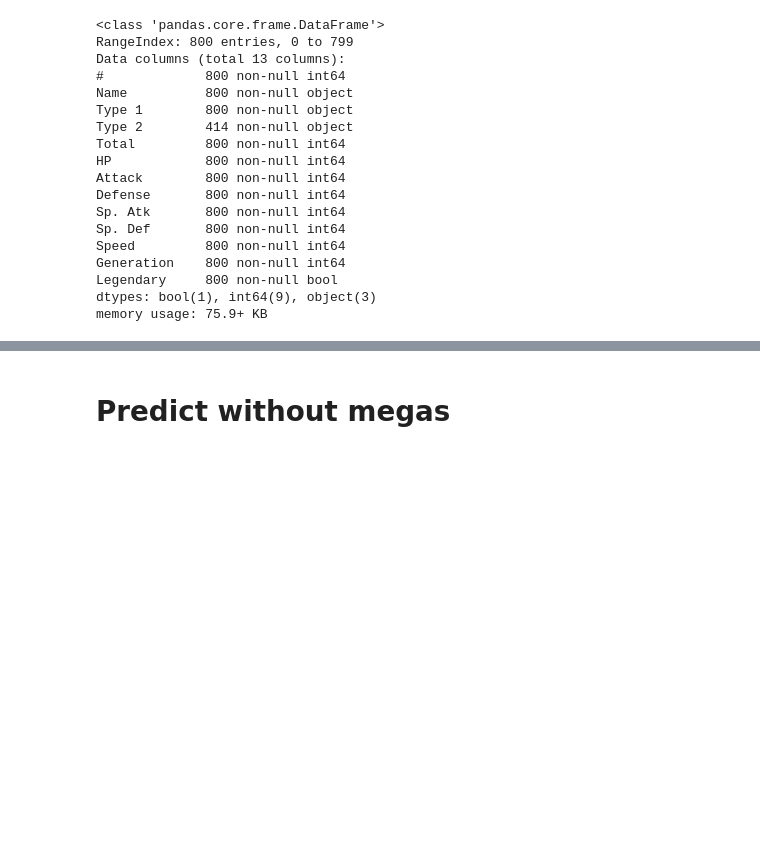
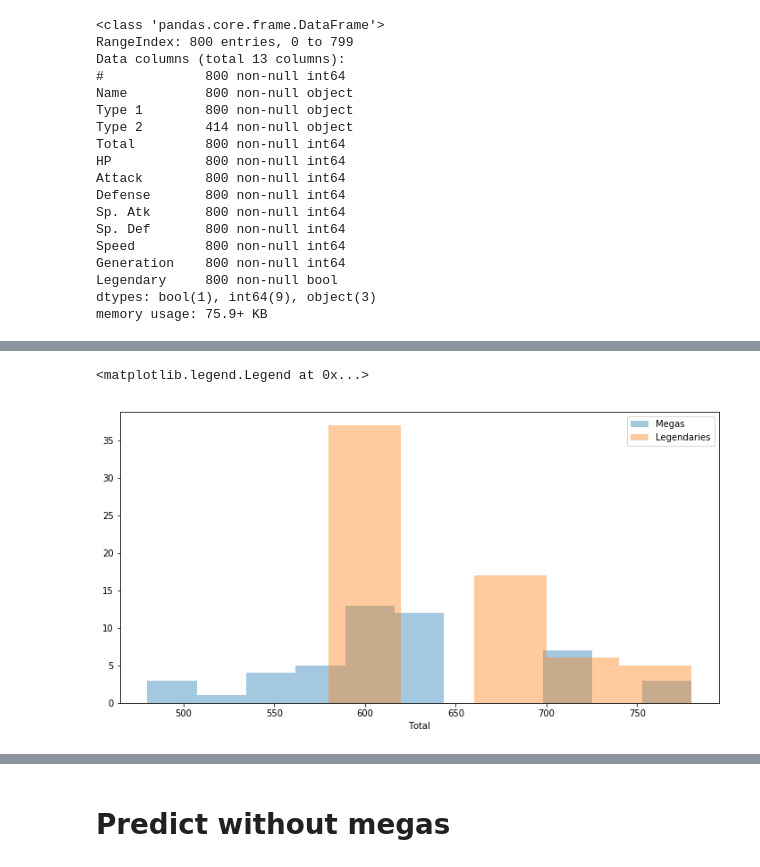
Before and after one commit to yangobeil/Pokemon-legendaries, a Jupyter notebook: Pokémon_legendary.ipynb, the cells around one changed output, grey strips where cells are left out. Drawn from its saved outputs; the diff is of its cells as text; code cells hidden in the pictures; blank space fills up the shorter version.

```diff
--- a/Pokémon_legendary.ipynb
+++ b/Pokémon_legendary.ipynb
@@ -306,0 +195,10 @@ avg / total       0.95      0.96      0.95       264
+# %%
+# Compare the total stats of Megas with legendaries
+
+plt.figure(figsize=(12,6))
+sns.distplot(pokemon[pokemon['Mega']==True]['Total'], kde=False, label='Megas')
+sns.distplot(pokemon[pokemon['Legendary']==True]['Total'], kde=False, label='Legendaries')
+plt.legend()
+# %% [output]
+<matplotlib.legend.Legend at 0x...>
+[figure, added]
```
Also changed, not shown: parts of 54 cells of this notebook.
